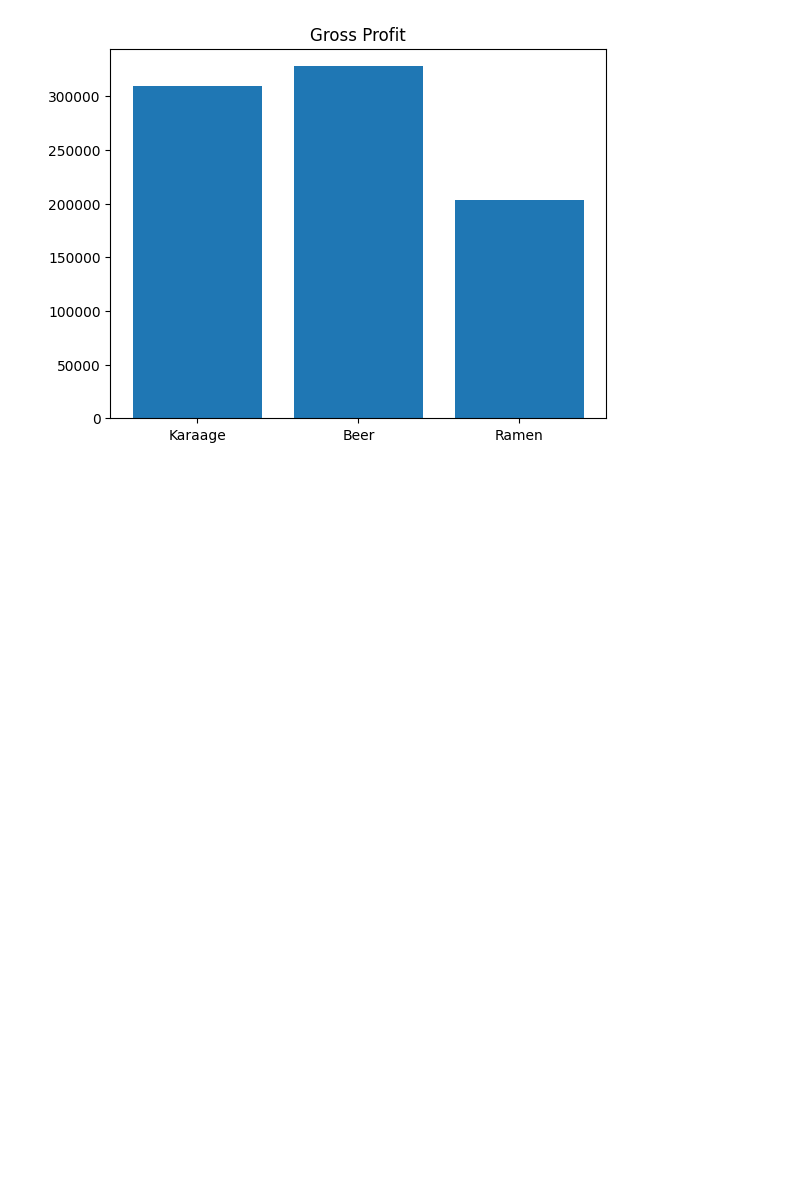
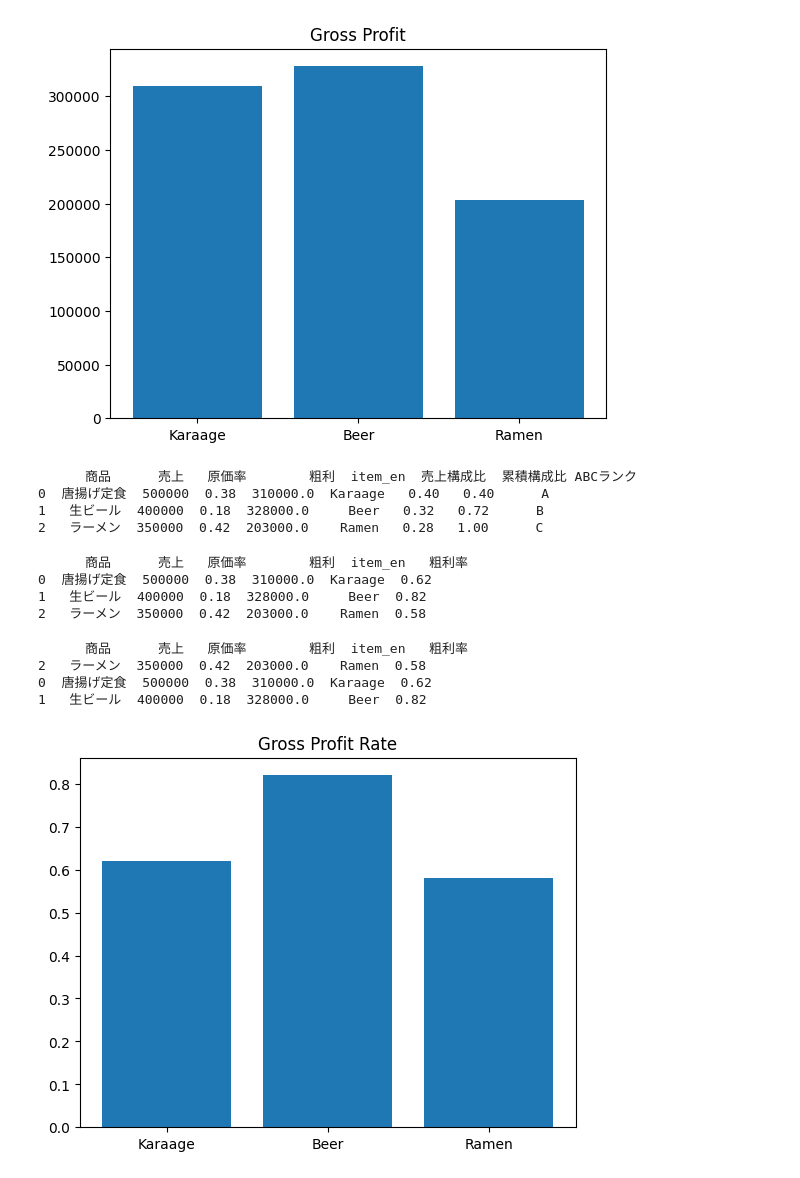
Before and after one commit to tsutomu-labs/restaurant-profit-analysis, a Jupyter notebook: tsutomu_labs.ipynb, the cells around one changed output. Saved outputs shown, nothing was run; the diff lists cells and outputs as text; code cells hidden in the pictures; blank space fills up the shorter version.

```diff
--- a/tsutomu_labs.ipynb
+++ b/tsutomu_labs.ipynb
@@ -56,3 +56,58 @@ plt.title("Gross Profit")
 plt.show()
 # %% [output]
 [figure]
+# %%
+# 売上順に並び替え
+df_abc = df.sort_values(by="売上", ascending=False)
+
+# 売上構成比
+df_abc["売上構成比"] = df_abc["売上"] / df_abc["売上"].sum()
+
+# 累積構成比
+df_abc["累積構成比"] = df_abc["売上構成比"].cumsum()
+
+# ABCランク判定
+def abc_rank(x):
+    if x <= 0.7:
+        return "A"
+    elif x <= 0.9:
+        return "B"
+    else:
+        return "C"
+
+df_abc["ABCランク"] = df_abc["累積構成比"].apply(abc_rank)
+
+print(df_abc)
+# %% [output]
+      商品      売上   原価率        粗利  item_en  売上構成比  累積構成比 ABCランク
+0  唐揚げ定食  500000  0.38  310000.0  Karaage   0.40   0.40      A
+1   生ビール  400000  0.18  328000.0     Beer   0.32   0.72      B
+2   ラーメン  350000  0.42  203000.0    Ramen   0.28   1.00      C
+# %%
+df["粗利率"] = 1 - df["原価率"]
+
+print(df)
+# %% [output]
+      商品      売上   原価率        粗利  item_en   粗利率
+0  唐揚げ定食  500000  0.38  310000.0  Karaage  0.62
+1   生ビール  400000  0.18  328000.0     Beer  0.82
+2   ラーメン  350000  0.42  203000.0    Ramen  0.58
+# %%
+low_profit = df.sort_values(by="粗利率")
+
+print(low_profit)
+# %% [output]
+      商品      売上   原価率        粗利  item_en   粗利率
+2   ラーメン  350000  0.42  203000.0    Ramen  0.58
+0  唐揚げ定食  500000  0.38  310000.0  Karaage  0.62
+1   生ビール  400000  0.18  328000.0     Beer  0.82
+# %%
+import matplotlib.pyplot as plt
+
+plt.bar(df["item_en"], df["粗利率"])
+
+plt.title("Gross Profit Rate")
+
+plt.show()
+# %% [output]
+[figure, added]
```
